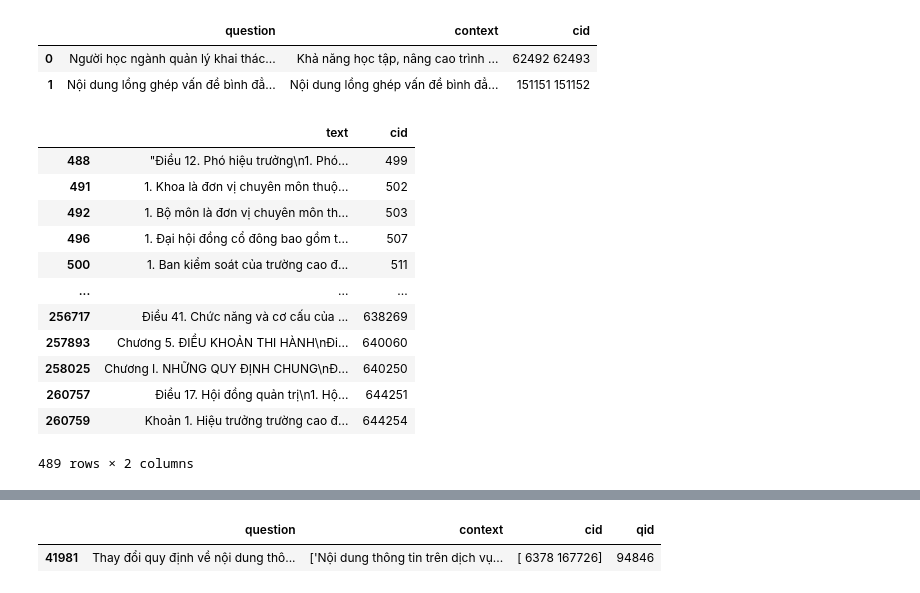
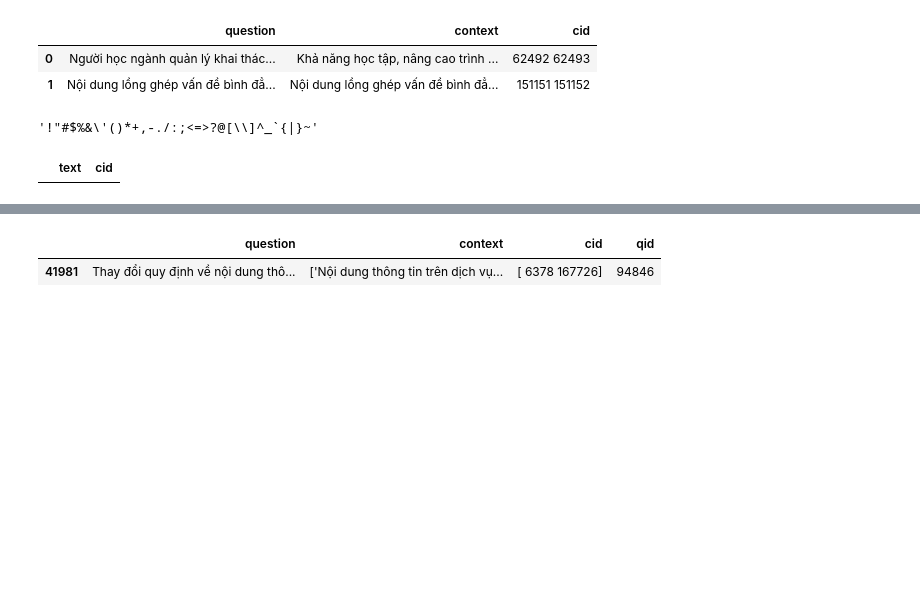
Before and after one commit to tnt305/legal-retrieval, a Jupyter notebook: eda.ipynb, the cells around one changed output, grey strips where cells are left out. Drawn from its saved outputs; the diff is of its cells as text; code cells hidden in the pictures; blank space fills up the shorter version.

```diff
--- a/eda.ipynb
+++ b/eda.ipynb
@@ -47,22 +47,15 @@ pd.DataFrame(rag_data)
 | 1 | Nội dung lồng ghép vấn đề bình đẳ... | Nội dung lồng ghép vấn đề bình đẳ... | 151151 151152 |
 # %%
 train['cid'].value_counts().tolist()
+# %%
+import string
+string.punctuation
+# %% [output]
+'!"#$%&\'()*+,-./:;<=>?@[\\]^_`{|}~'
 # %%
-corpus[corpus['text'].str.contains('Nhiệm kỳ', na=False)]
+corpus[corpus['text'].str.contains('iframe', na=False)]
 # %% [output]
 |  | text | cid |
-| 488 | "Điều 12. Phó hiệu trưởng\n1. Phó... | 499 |
-| 491 | 1. Khoa là đơn vị chuyên môn thuộ... | 502 |
-| 492 | 1. Bộ môn là đơn vị chuyên môn th... | 503 |
-| 496 | 1. Đại hội đồng cổ đông bao gồm t... | 507 |
-| 500 | 1. Ban kiểm soát của trường cao đ... | 511 |
-| ... | ... | ... |
-| 256717 | Điều 41. Chức năng và cơ cấu của ... | 638269 |
-| 257893 | Chương 5. ĐIỀU KHOẢN THI HÀNH\nĐi... | 640060 |
-| 258025 | Chương I. NHỮNG QUY ĐỊNH CHUNG\nĐ... | 640250 |
-| 260757 | Điều 17. Hội đồng quản trị\n1. Hộ... | 644251 |
-| 260759 | Khoản 1. Hiệu trưởng trường cao đ... | 644254 |
-489 rows × 2 columns
 # %%
 def length(para):
     return len(para)
```
Also changed, not shown: 6 other files.
